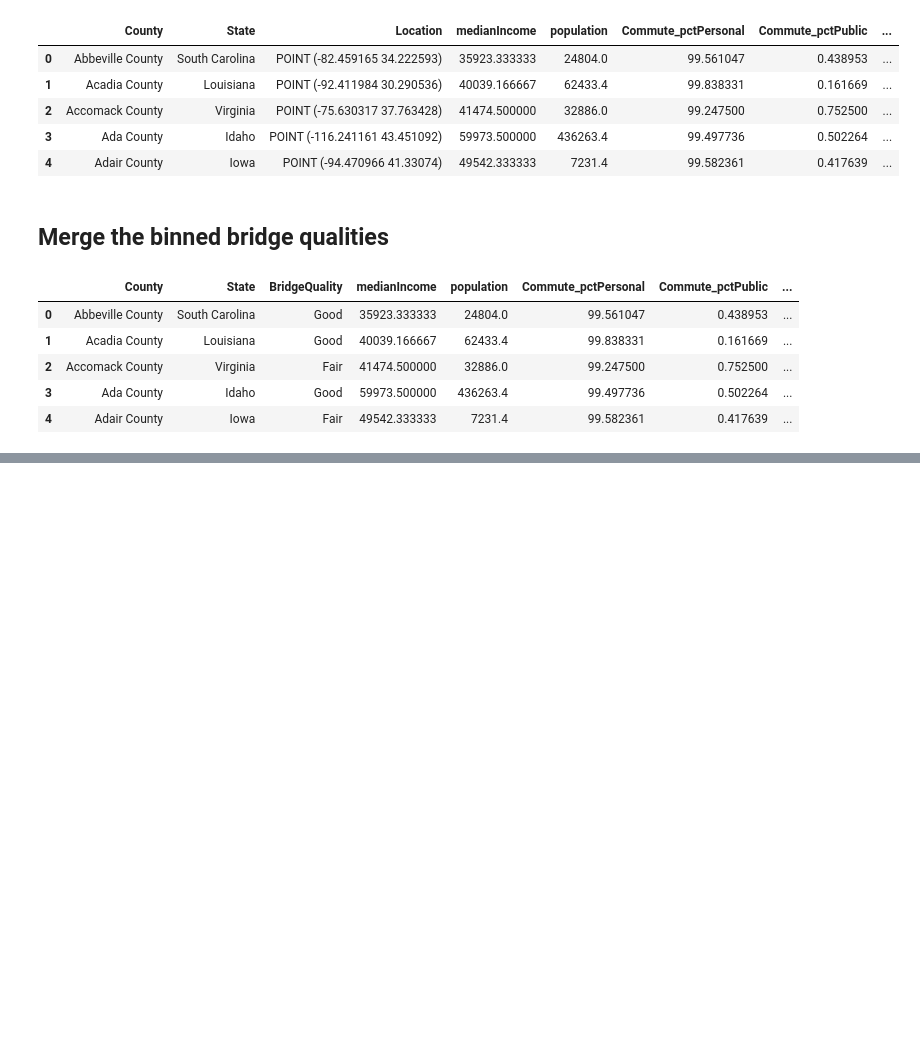
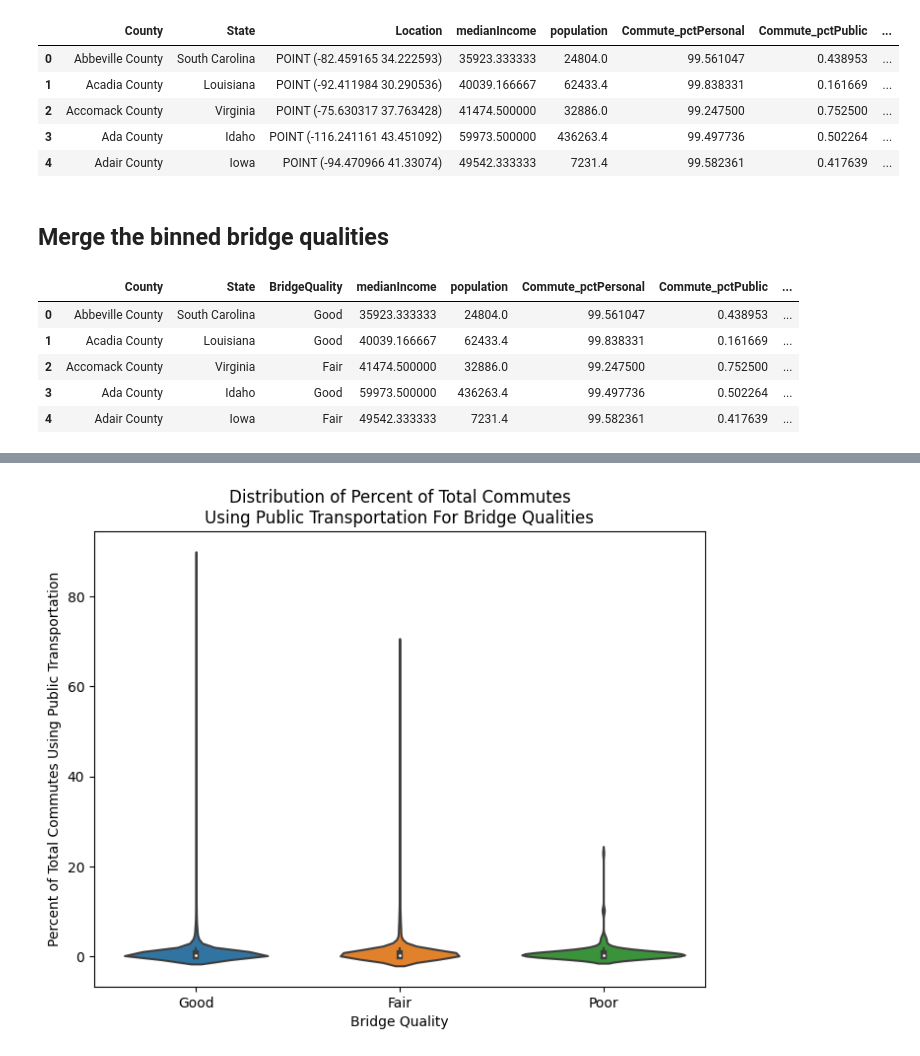
Before and after one commit to rpi11/DSAN5200-final_project, a Jupyter notebook: FinalProject/RICH/compare.ipynb, the cells around one changed output, grey strips where cells are left out. Saved outputs shown, nothing was run; the diff lists cells and outputs as text; code cells hidden in the pictures; blank space fills up the shorter version.

```diff
--- a/FinalProject/RICH/compare.ipynb
+++ b/FinalProject/RICH/compare.ipynb
@@ -103,0 +181,9 @@ df.head()
+# %%
+plt.figure(figsize=(8, 6))
+sns.violinplot(x='BridgeQuality', y='Commute_pctPublic', data=df)
+plt.title('Distribution of Percent of Total Commutes\nUsing Public Transportation For Bridge Qualities')
+plt.xlabel('Bridge Quality')
+plt.ylabel('Percent of Total Commutes Using Public Transportation')
+plt.show()
+# %% [output]
+[figure, added]
```
Also changed, not shown: parts of 9 cells of this notebook, 31 other files.
